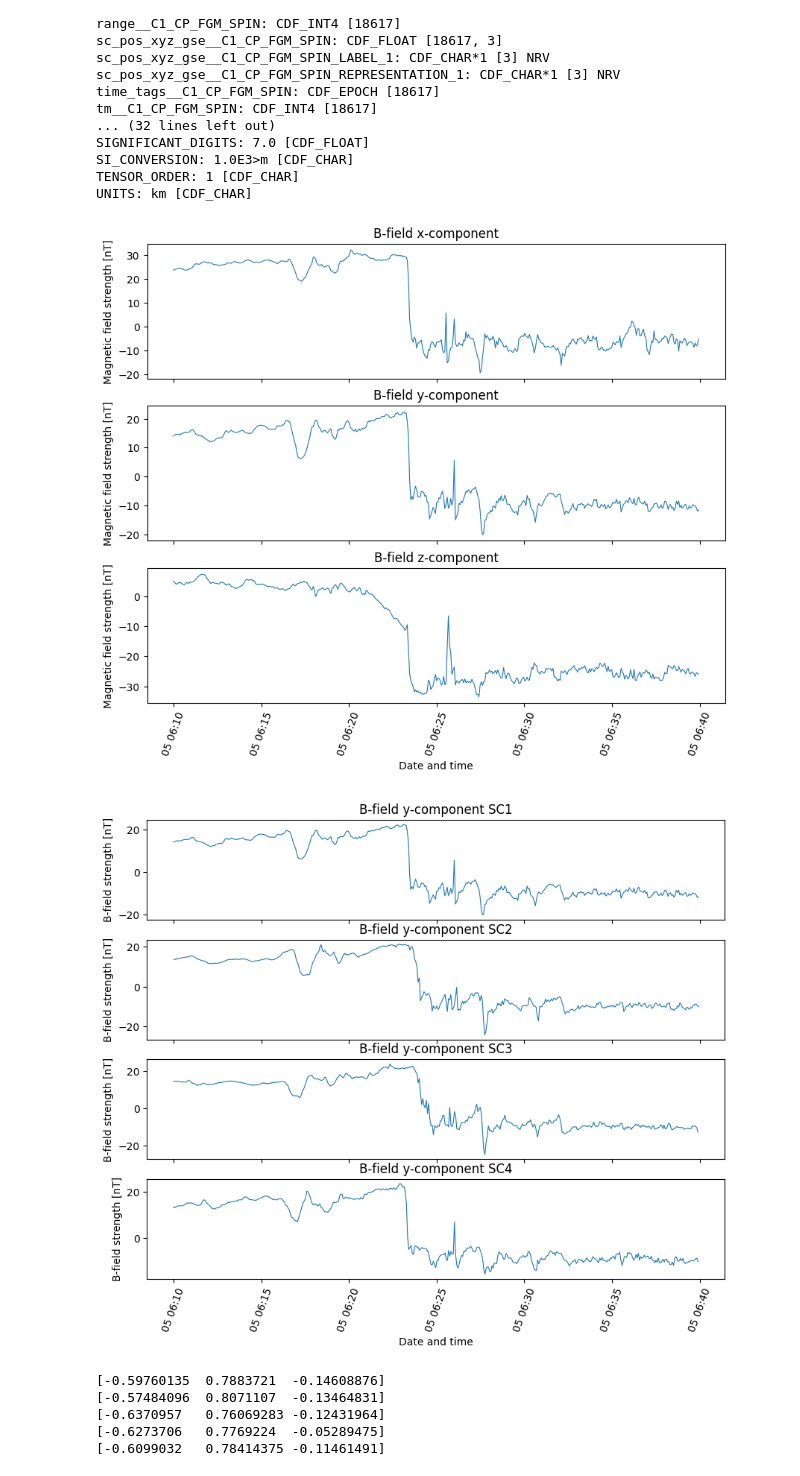
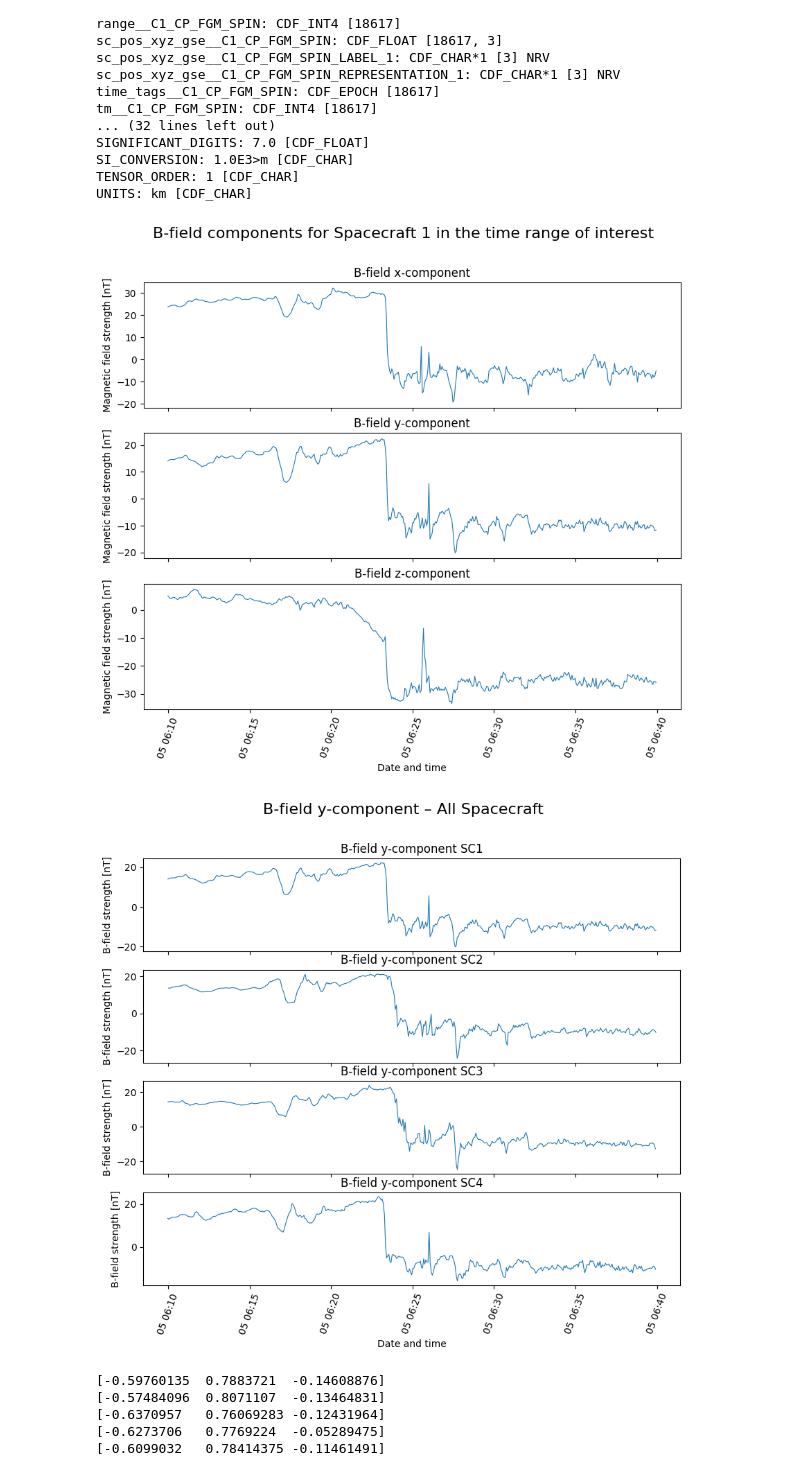
Before and after one commit to Emilwikk/Space-Physics-Labs, a Jupyter notebook: src/Magnetopause.ipynb, the cells around one changed output. Drawn from its saved outputs; the diff is of its cells as text; code cells hidden in the pictures.

```diff
--- a/src/Magnetopause.ipynb
+++ b/src/Magnetopause.ipynb
@@ -104,6 +104,7 @@ pos_C4_zoom = pos_C4[startTimeIdx_C4:endTimeIdx_C4]
 # B-field components for space craft 1 06:10 -> 06:40
 
 fig, axs = plt.subplots(3,1, sharex=True, figsize=(10,8))
+fig.suptitle(f"B-field components for Spacecraft 1 in the time range of interest", fontsize=16)
 
 axs[0].plot(time_tags_C1_zoom,B_C1_zoom[:,0], lw=0.8)
 axs[0].set_ylabel("Magnetic field strength [nT]")
@@ -126,35 +127,37 @@ component = "y"
 
 if component=="x":
     comp=0
 elif component=="y":
     comp=1
 elif component=="z":
     comp=2
 
 
 
 fig, axs = plt.subplots(4,1, sharex=True, figsize=(10,8))
+fig.suptitle(f"B-field {component}-component – All Spacecraft", fontsize=16)
+
 
 axs[0].plot(time_tags_C1_zoom,B_C1_zoom[:,comp], lw=0.8)
 axs[0].set_ylabel("B-field strength [nT]")
 axs[0].set_title(f"B-field {component}-component SC1")
 
 axs[1].plot(time_tags_C2_zoom,B_C2_zoom[:,comp], lw=0.8)
 axs[1].set_ylabel("B-field strength [nT]")
 axs[1].set_title(f"B-field {component}-component SC2")
 
 axs[2].plot(time_tags_C3_zoom,B_C3_zoom[:,comp], lw=0.8)
 axs[2].set_ylabel("B-field strength [nT]")
 axs[2].set_title(f"B-field {component}-component SC3")
 
 axs[3].plot(time_tags_C4_zoom,B_C4_zoom[:,comp], lw=0.8)
 axs[3].set_ylabel("B-field strength [nT]")
 axs[3].set_title(f"B-field {component}-component SC4")
 axs[3].set_xlabel("Date and time")
 axs[3].tick_params(axis='x', rotation=70)
 # %% [output]
-[figure, old version]
+[figure, new version]
-[figure, old version]
+[figure, new version]
 # %%
 ## Orientation of current sheet. ##
 
```
Also changed, not shown: parts of 5 cells of this notebook, 2 other files.
